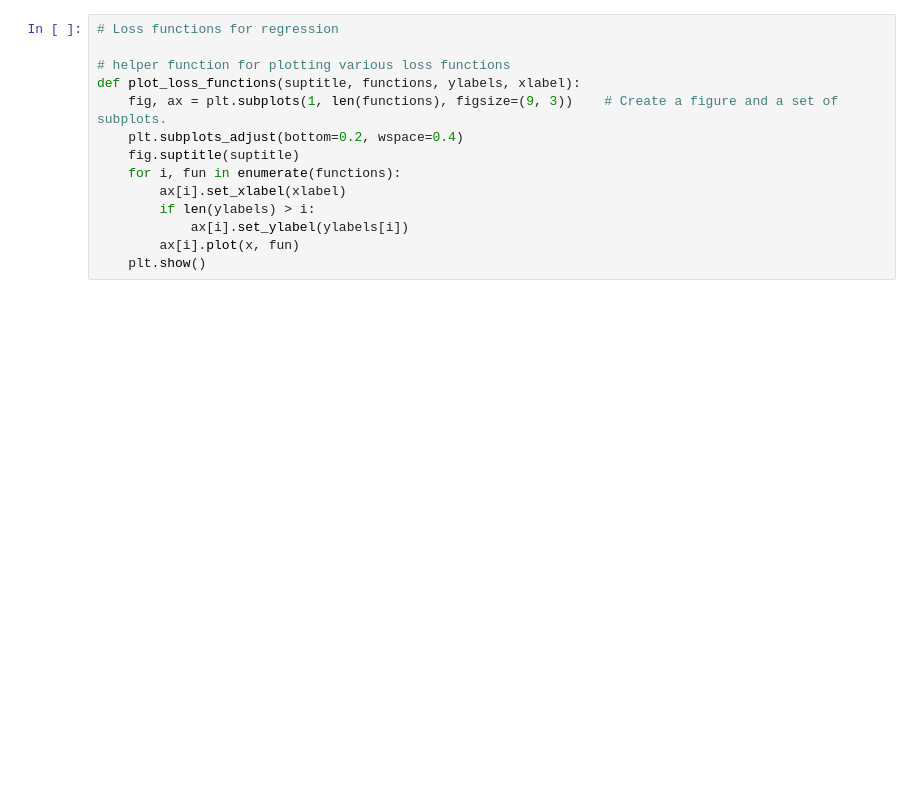
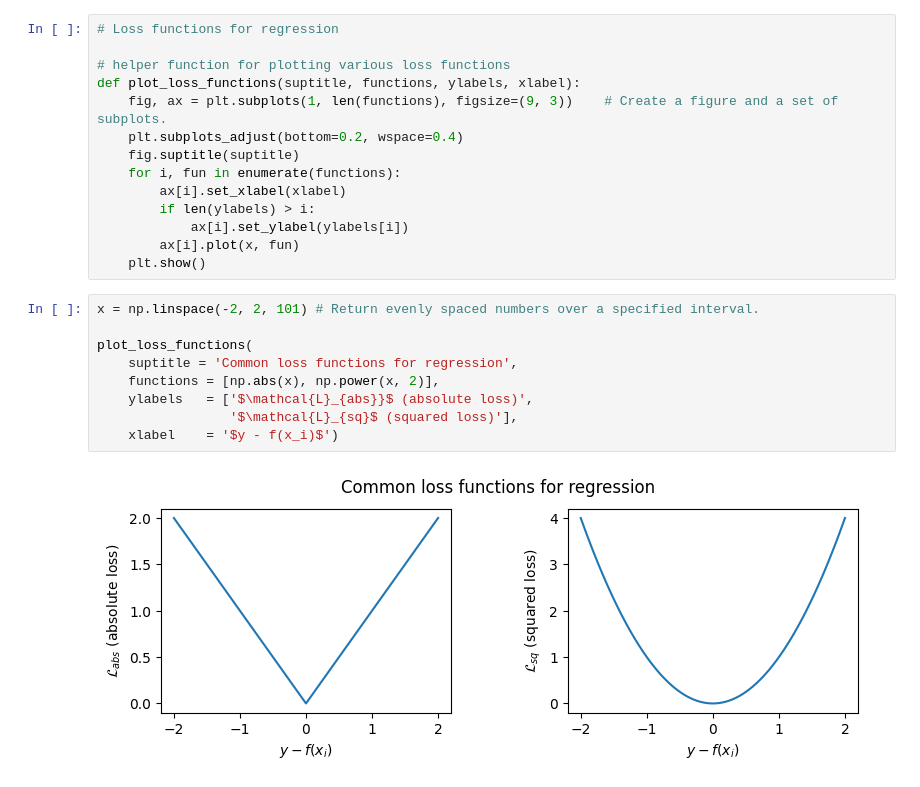
Before and after one commit to ayseberfinozcubuk/Microsoft-AI-course-for-beginners, a Jupyter notebook: 3-NeuralNetworks/04-OwnFramework/OwnFramework.ipynb, the cells around one changed output. Drawn from its saved outputs; the diff is of its cells as text; blank space fills up the shorter version.

```diff
--- a/3-NeuralNetworks/04-OwnFramework/OwnFramework.ipynb
+++ b/3-NeuralNetworks/04-OwnFramework/OwnFramework.ipynb
@@ -64,3 +64,14 @@ def plot_loss_functions(suptitle, functions, ylabels, xlabel):
             ax[i].set_ylabel(ylabels[i])
         ax[i].plot(x, fun)
     plt.show()
+# %%
+x = np.linspace(-2, 2, 101) # Return evenly spaced numbers over a specified interval.
+
+plot_loss_functions(
+    suptitle = 'Common loss functions for regression',
+    functions = [np.abs(x), np.power(x, 2)],
+    ylabels   = ['$\mathcal{L}_{abs}}$ (absolute loss)',
+                 '$\mathcal{L}_{sq}$ (squared loss)'],
+    xlabel    = '$y - f(x_i)$')
+# %% [output]
+[figure, added]
```
Also changed, not shown: parts of 14 cells of this notebook.
